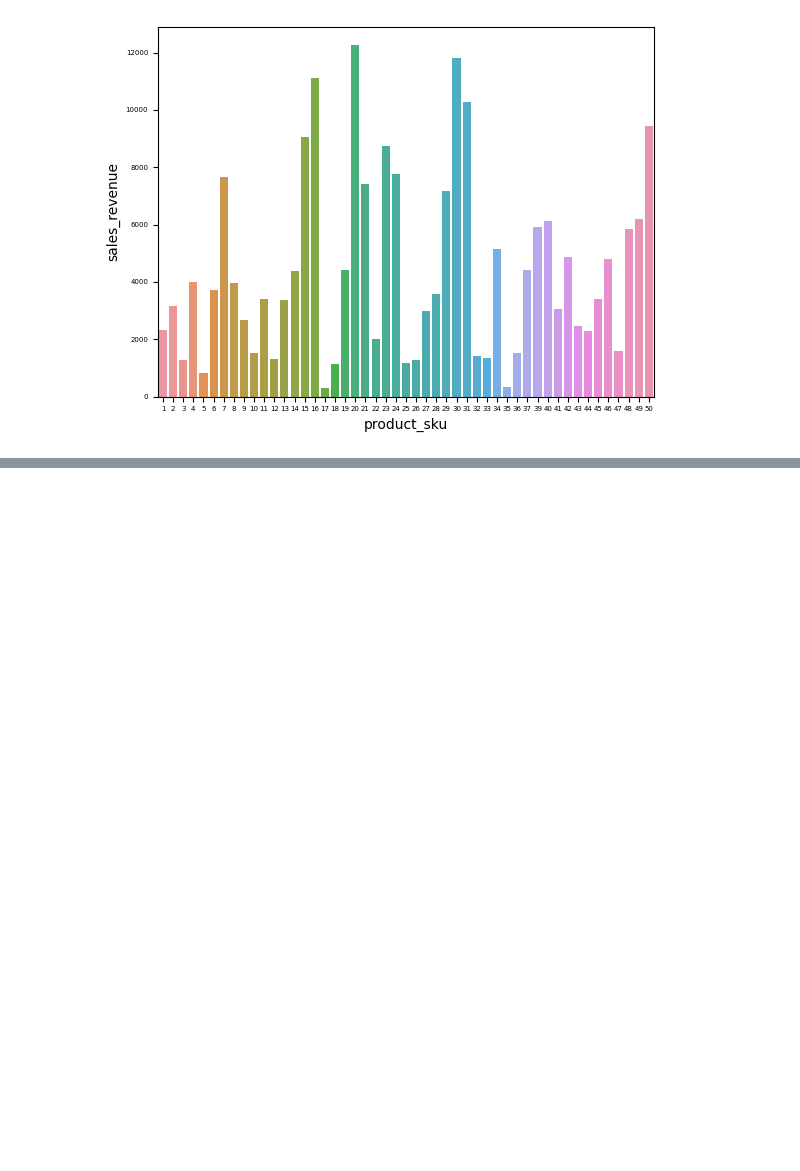
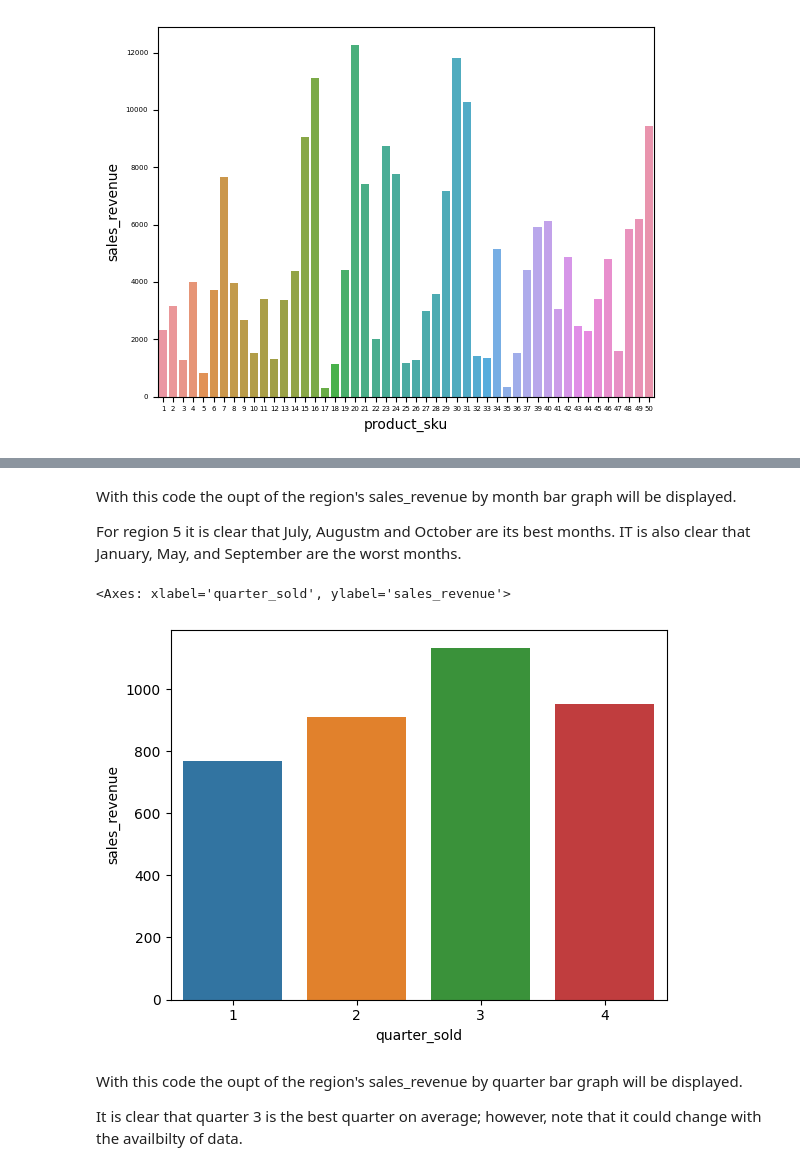
Before and after one commit to ajkam/schulich_data_science, a Jupyter notebook: Assignments/Assignment_1_v2.ipynb, the cells around one changed output, grey strips where cells are left out. Cells and saved outputs as stored; diff of their text form; code cells hidden in the pictures; blank space fills up the shorter version.

```diff
--- a/Assignments/Assignment_1_v2.ipynb
+++ b/Assignments/Assignment_1_v2.ipynb
@@ -606,2 +717,13 @@ sns.barplot(x='month_sold',y='sales_revenue',data=regiondataframe, estimator=sum
+# %% [markdown]
+With this code the oupt of the region's sales_revenue by month bar graph will be displayed.
+
+For region 5 it is clear that July, Augustm and October are its best months. IT is also clear that January, May, and September are the worst months.
 # %%
-sns.barplot(x='quarter_sold',y='sales_revenue',data=regiondataframe, estimator=sum, errorbar=None)
+sns.barplot(x='quarter_sold',y='sales_revenue',data=regiondataframe, errorbar=None)
+# %% [output]
+<Axes: xlabel='quarter_sold', ylabel='sales_revenue'>
+[figure, added]
+# %% [markdown]
+With this code the oupt of the region's sales_revenue by quarter bar graph will be displayed.
+
+It is clear that quarter 3 is the best quarter on average; however, note that it could change with the availbilty of data.
```
Also changed, not shown: parts of 24 cells of this notebook.
